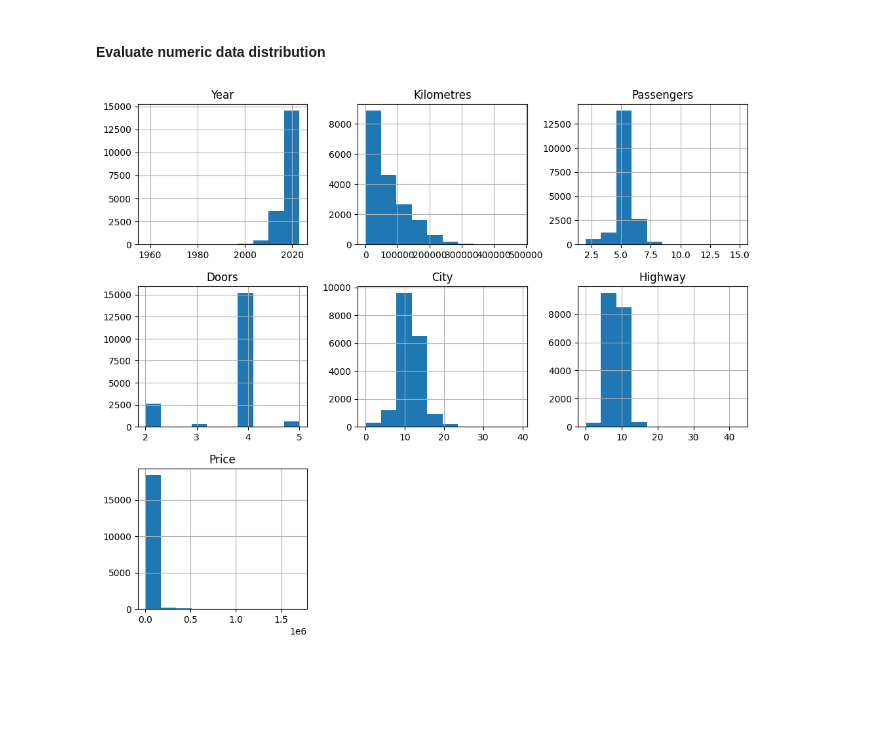
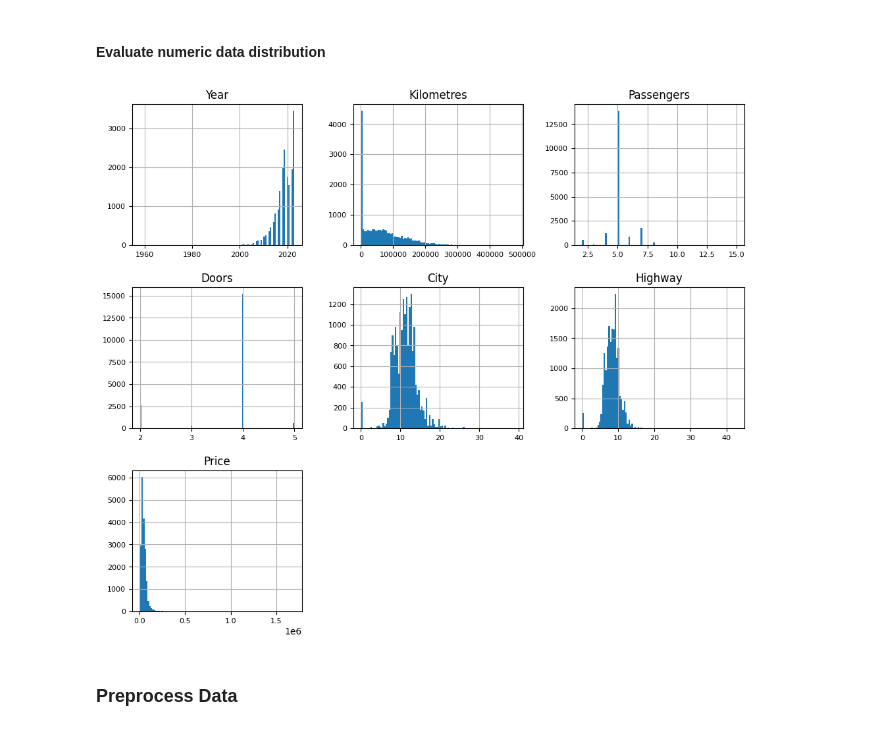
Before and after one commit to cyjimmy/my-jupyter-notebook, a Jupyter notebook: CarPrice/cardPrice.ipynb, the cells around one changed output. Drawn from its saved outputs; the diff is of its cells as text; code cells hidden in the pictures; blank space fills up the shorter version.

Commit message:
Add markdown, edit plot

```diff
--- a/CarPrice/cardPrice.ipynb
+++ b/CarPrice/cardPrice.ipynb
@@ -34,7 +34,9 @@ print(df.head())
 #### Evaluate numeric data distribution
 # %%
 non_numeric_columns = ['Make', 'Model', 'Body_Type', 'Engine', 'Transmission', 'Drivetrain', 'Exterior_Colour', 'Interior_Colour', 'Fuel_Type']
-df.hist(figsize=(12, 10))
+df.hist(figsize=(12, 10), bins=50, xlabelsize=8, ylabelsize=8)
 plt.show()
 # %% [output]
-[figure, old version]
+[figure, new version]
+# %% [markdown]
+### Preprocess Data
```
